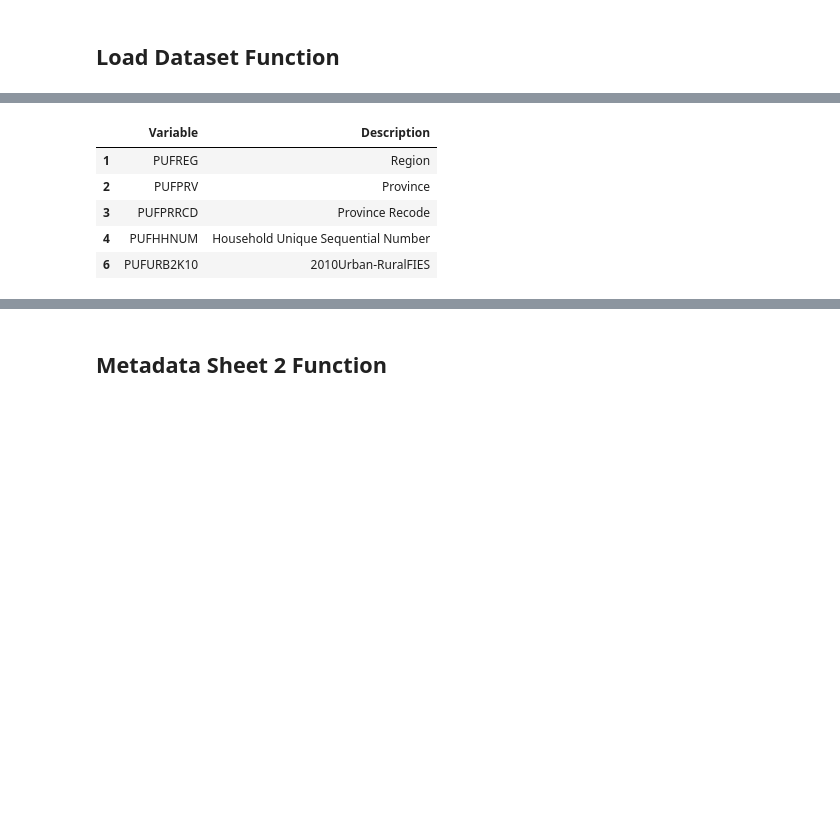
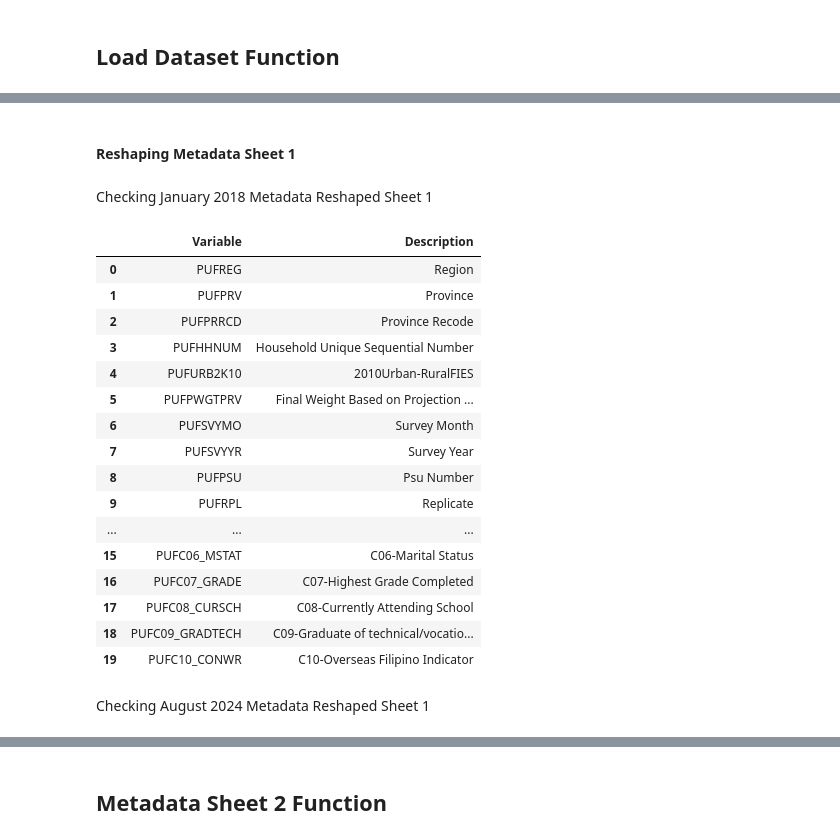
Before and after one commit to clemweb3/Undegraduate-Thesis-Repository, a Jupyter notebook: Notebooks/Preprocessing.ipynb, the cells around one changed output, grey strips where cells are left out. Saved outputs shown, nothing was run; the diff lists cells and outputs as text; code cells hidden in the pictures; blank space fills up the shorter version.

```diff
--- a/Notebooks/Preprocessing.ipynb
+++ b/Notebooks/Preprocessing.ipynb
@@ -24,7 +10,7 @@ Requirement already satisfied: et-xmlfile in c:\users\juanp\appdata\local\progra
 import os
 import re
 
-base_path = r"G:\My Drive\Labor Force Survey"
+base_path = r"G:\.shortcut-targets-by-id\1VctTphaltRx4xcPxmTJlRTrxLalyuEt8\Labor Force Survey"
 
 # Month ordering
 month_order = {
@@ -177,19 +181,62 @@ def extract_variables(df):
+# %% [markdown]
+#### Reshaping Metadata Sheet 1
+# %%
+import pandas as pd
+
+def extract_variables(df):
+    """
+    Extract variable names and descriptions from metadata Sheet 1 (variable dictionary).
+    Automatically reads the 4th and 5th columns (E and F in Excel) where variables and descriptions reside.
+
+    Returns a clean DataFrame with columns ['Variable', 'Description'].
+    """
+
+    # Select the 4th and 5th columns (index 4 and 5)
+    df_vars = df.iloc[:, 4:6].copy()
+
+    # Rename columns
+    df_vars.columns = ['Variable', 'Description']
+
+    # Drop rows where 'Variable' is empty or NaN
+    df_vars = df_vars[df_vars['Variable'].notna() & (df_vars['Variable'].astype(str).str.strip() != '')]
+
+    # Strip whitespace from values
+    df_vars['Variable'] = df_vars['Variable'].astype(str).str.strip()
+    df_vars['Description'] = df_vars['Description'].astype(str).str.strip()
+
+    # Reset index
+    df_vars = df_vars.reset_index(drop=True)
+
+    return df_vars
+# %% [markdown]
+Checking January 2018 Metadata Reshaped Sheet 1
 # %%
-import pandas as pd
-
-# Load metadata
+# Load metadata Sheet 1
 January_metadata = load_dataset("2018", "January", "metadata", 0)
 
 # Call your function
-variables_1 = extract_variables(January_metadata)
+variables_df = extract_variables(January_metadata)
 
 # View results
-variables_1.head()
+variables_df.head(20)
 # %% [output]
 |  | Variable | Description |
-| 1 | PUFREG | Region |
-| 2 | PUFPRV | Province |
-| 3 | PUFPRRCD | Province Recode |
-| 4 | PUFHHNUM | Household Unique Sequential Number |
-| 6 | PUFURB2K10 | 2010Urban-RuralFIES |
+| 0 | PUFREG | Region |
+| 1 | PUFPRV | Province |
+| 2 | PUFPRRCD | Province Recode |
+| 3 | PUFHHNUM | Household Unique Sequential Number |
+| 4 | PUFURB2K10 | 2010Urban-RuralFIES |
+| 5 | PUFPWGTPRV | Final Weight Based on Projection ... |
+| 6 | PUFSVYMO | Survey Month |
+| 7 | PUFSVYYR | Survey Year |
+| 8 | PUFPSU | Psu Number |
+| 9 | PUFRPL | Replicate |
+| ... | ... | ... |
+| 15 | PUFC06_MSTAT | C06-Marital Status |
+| 16 | PUFC07_GRADE | C07-Highest Grade Completed |
+| 17 | PUFC08_CURSCH | C08-Currently Attending School |
+| 18 | PUFC09_GRADTECH | C09-Graduate of technical/vocatio... |
+| 19 | PUFC10_CONWR | C10-Overseas Filipino Indicator |
+# %% [markdown]
+Checking August 2024 Metadata Reshaped Sheet 1
 # %%
```
Also changed, not shown: parts of 40 cells of this notebook.
